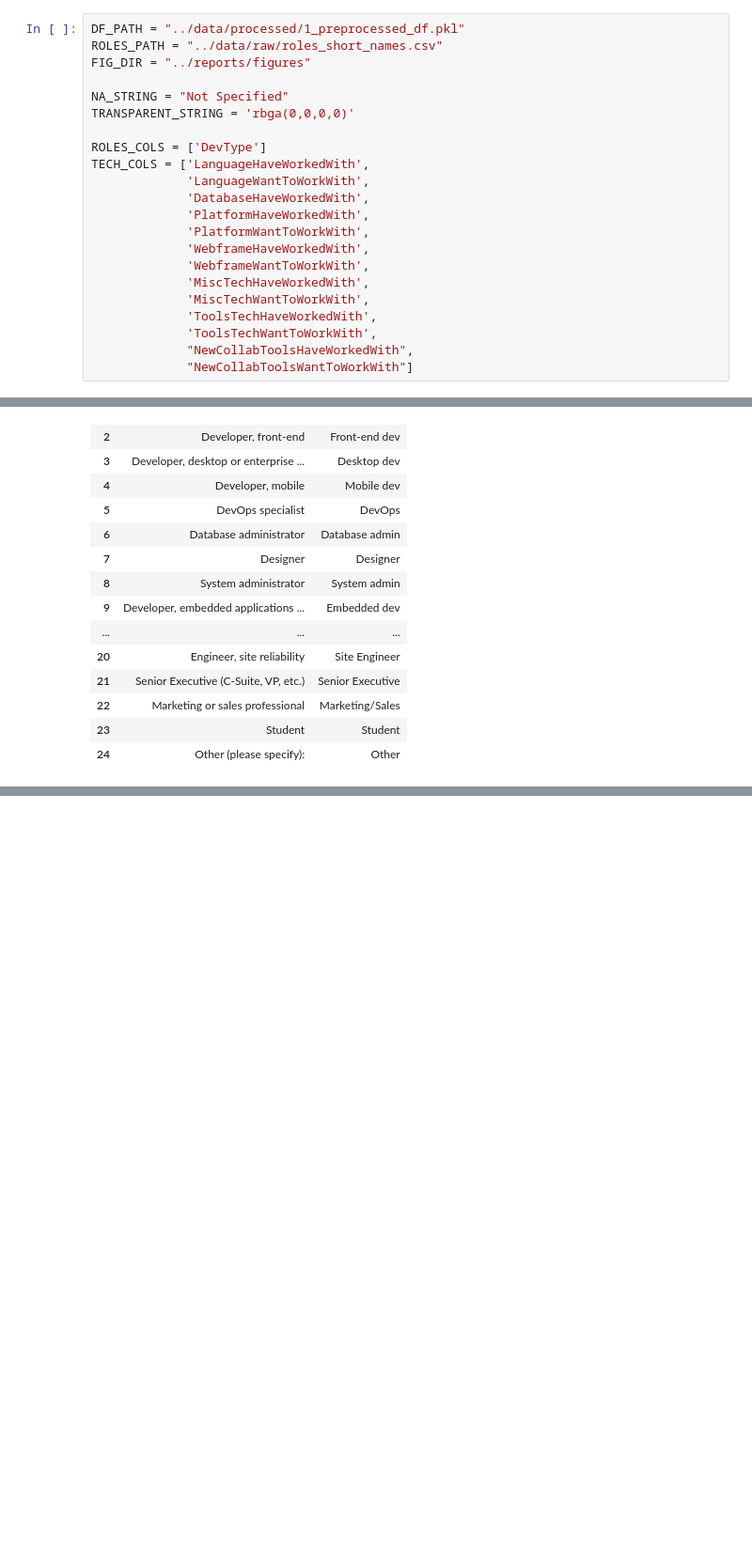
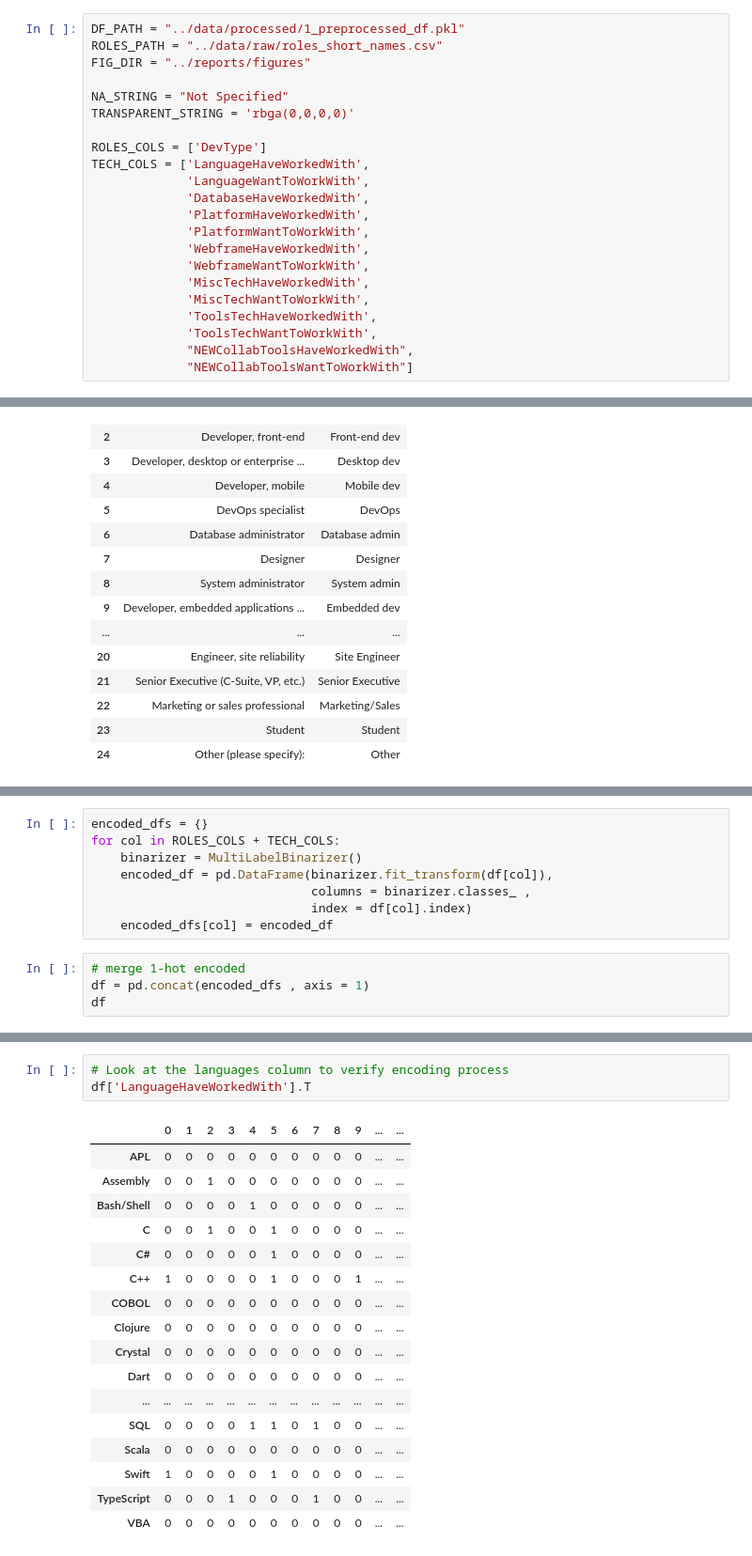
Before and after one commit to 0xnrous/e2e-MLops_project, a Jupyter notebook: notebooks/02_analytics.ipynb, the cells around one changed output, grey strips where cells are left out. Shown at 94% size. Cells and saved outputs as stored; diff of their text form; blank space fills up the shorter version.

```diff
--- a/notebooks/02_analytics.ipynb
+++ b/notebooks/02_analytics.ipynb
@@ -22,8 +22,8 @@ TECH_COLS = ['LanguageHaveWorkedWith',
              'MiscTechWantToWorkWith',
              'ToolsTechHaveWorkedWith',
              'ToolsTechWantToWorkWith',
-             "NewCollabToolsHaveWorkedWith",
-             "NewCollabToolsWantToWorkWith"]
+             "NEWCollabToolsHaveWorkedWith",
+             "NEWCollabToolsWantToWorkWith"]
 # %% [markdown]
 ------------
 # %% [markdown]
@@ -90,0 +95,12 @@ roles_names
+# %%
+encoded_dfs = {}
+for col in ROLES_COLS + TECH_COLS:
+    binarizer = MultiLabelBinarizer()
+    encoded_df = pd.DataFrame(binarizer.fit_transform(df[col]),
+                              columns = binarizer.classes_ ,
+                              index = df[col].index)
+    encoded_dfs[col] = encoded_df
+# %%
+# merge 1-hot encoded
+df = pd.concat(encoded_dfs , axis = 1)
+df
@@ -90,0 +122,21 @@ roles_names
+# %%
+# Look at the languages column to verify encoding process
+df['LanguageHaveWorkedWith'].T
+# %% [output]
+|  | 0 | 1 | 2 | 3 | 4 | 5 | 6 | 7 | 8 | 9 | ... | ... |
+| APL | 0 | 0 | 0 | 0 | 0 | 0 | 0 | 0 | 0 | 0 | ... | ... |
+| Assembly | 0 | 0 | 1 | 0 | 0 | 0 | 0 | 0 | 0 | 0 | ... | ... |
+| Bash/Shell | 0 | 0 | 0 | 0 | 1 | 0 | 0 | 0 | 0 | 0 | ... | ... |
+| C | 0 | 0 | 1 | 0 | 0 | 1 | 0 | 0 | 0 | 0 | ... | ... |
+| C# | 0 | 0 | 0 | 0 | 0 | 1 | 0 | 0 | 0 | 0 | ... | ... |
+| C++ | 1 | 0 | 0 | 0 | 0 | 1 | 0 | 0 | 0 | 1 | ... | ... |
+| COBOL | 0 | 0 | 0 | 0 | 0 | 0 | 0 | 0 | 0 | 0 | ... | ... |
+| Clojure | 0 | 0 | 0 | 0 | 0 | 0 | 0 | 0 | 0 | 0 | ... | ... |
+| Crystal | 0 | 0 | 0 | 0 | 0 | 0 | 0 | 0 | 0 | 0 | ... | ... |
+| Dart | 0 | 0 | 0 | 0 | 0 | 0 | 0 | 0 | 0 | 0 | ... | ... |
+| ... | ... | ... | ... | ... | ... | ... | ... | ... | ... | ... | ... | ... |
+| SQL | 0 | 0 | 0 | 0 | 1 | 1 | 0 | 1 | 0 | 0 | ... | ... |
+| Scala | 0 | 0 | 0 | 0 | 0 | 0 | 0 | 0 | 0 | 0 | ... | ... |
+| Swift | 1 | 0 | 0 | 0 | 0 | 1 | 0 | 0 | 0 | 0 | ... | ... |
+| TypeScript | 0 | 0 | 0 | 1 | 0 | 0 | 0 | 1 | 0 | 0 | ... | ... |
+| VBA | 0 | 0 | 0 | 0 | 0 | 0 | 0 | 0 | 0 | 0 | ... | ... |
```
Also changed, not shown: parts of 16 cells of this notebook.
